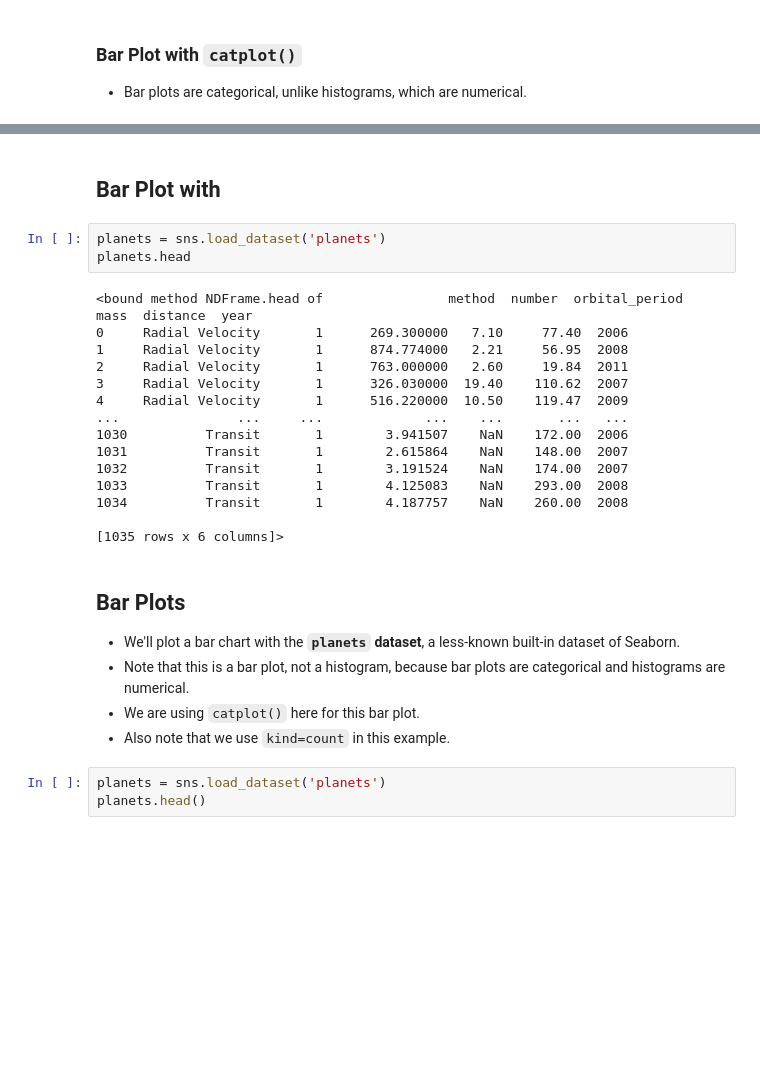
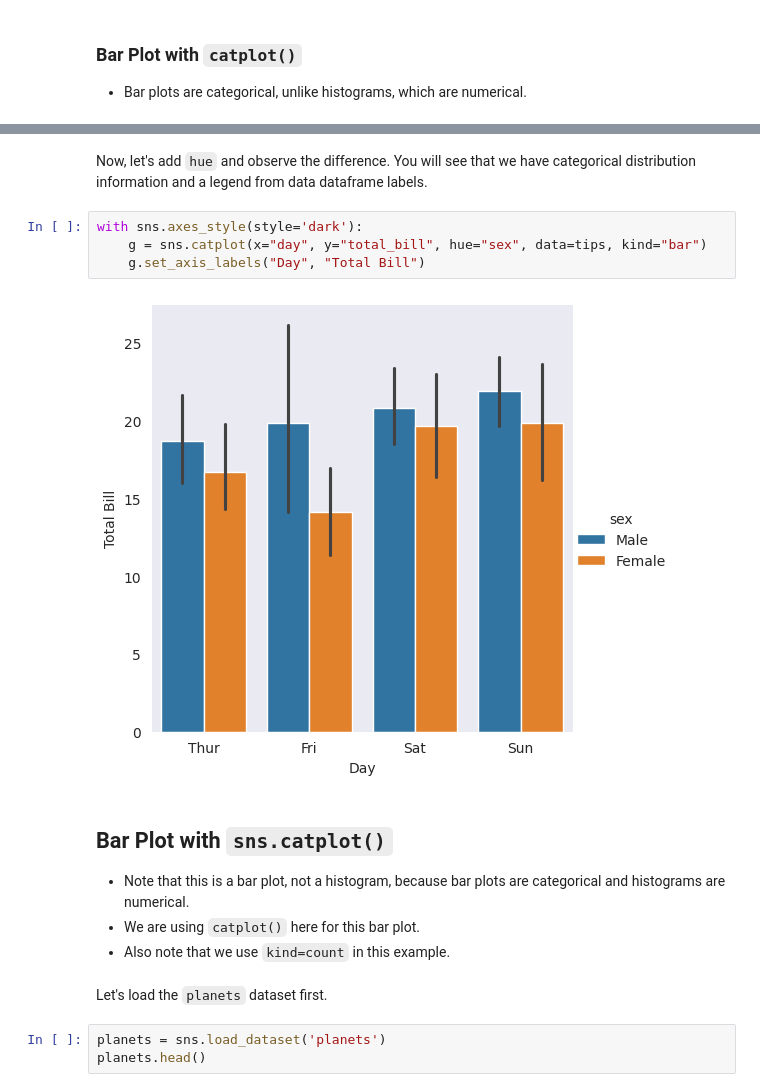
Before and after one commit to tychen742/thinkdsm, a Jupyter notebook: chapters/06-visualization/0606-vis-sns-intro.ipynb, the cells around one changed output, grey strips where cells are left out. Cells and saved outputs as stored; diff of their text form; blank space fills up the shorter version.

```diff
--- a/chapters/06-visualization/0606-vis-sns-intro.ipynb
+++ b/chapters/06-visualization/0606-vis-sns-intro.ipynb
@@ -313,30 +314,19 @@ with sns.axes_style(style='dark'):
+# %% [markdown]
+Now, let's add `hue` and observe the difference. You will see that we have categorical distribution information and a legend from data dataframe labels.
+# %%
+with sns.axes_style(style='dark'):
+    g = sns.catplot(x="day", y="total_bill", hue="sex", data=tips, kind="bar")
+    g.set_axis_labels("Day", "Total Bill")
+# %% [output]
+[figure, added]
 # %% [markdown]
-## Bar Plot with
+## Bar Plot with `sns.catplot()`
+
+- Note that this is a bar plot, not a histogram, because bar plots are categorical and histograms are numerical.
+- We are using `catplot()` here for this bar plot.
+- Also note that we use `kind=count` in this example.
-# %%
-planets = sns.load_dataset('planets')
-planets.head
-# %% [output]
-<bound method NDFrame.head of                method  number  orbital_period   mass  distance  year
-0     Radial Velocity       1      269.300000   7.10     77.40  2006
-1     Radial Velocity       1      874.774000   2.21     56.95  2008
-2     Radial Velocity       1      763.000000   2.60     19.84  2011
-3     Radial Velocity       1      326.030000  19.40    110.62  2007
-4     Radial Velocity       1      516.220000  10.50    119.47  2009
-...               ...     ...             ...    ...       ...   ...
-1030          Transit       1        3.941507    NaN    172.00  2006
-1031          Transit       1        2.615864    NaN    148.00  2007
-1032          Transit       1        3.191524    NaN    174.00  2007
-1033          Transit       1        4.125083    NaN    293.00  2008
-1034          Transit       1        4.187757    NaN    260.00  2008
-
-[1035 rows x 6 columns]>
-# %% [markdown]
-## Bar Plots
-
-- We'll plot a bar chart with the **`planets` dataset**, a less-known built-in dataset of Seaborn.
-- Note that this is a bar plot, not a histogram, because bar plots are categorical and histograms are numerical.
-- We are using `catplot()` here for this bar plot.
-- Also note that we use `kind=count` in this example.
+# %% [markdown]
+Let's load the `planets` dataset first.
 # %%
 planets = sns.load_dataset('planets')
 planets.head()
```
Also changed, not shown: parts of 5 cells of this notebook.
